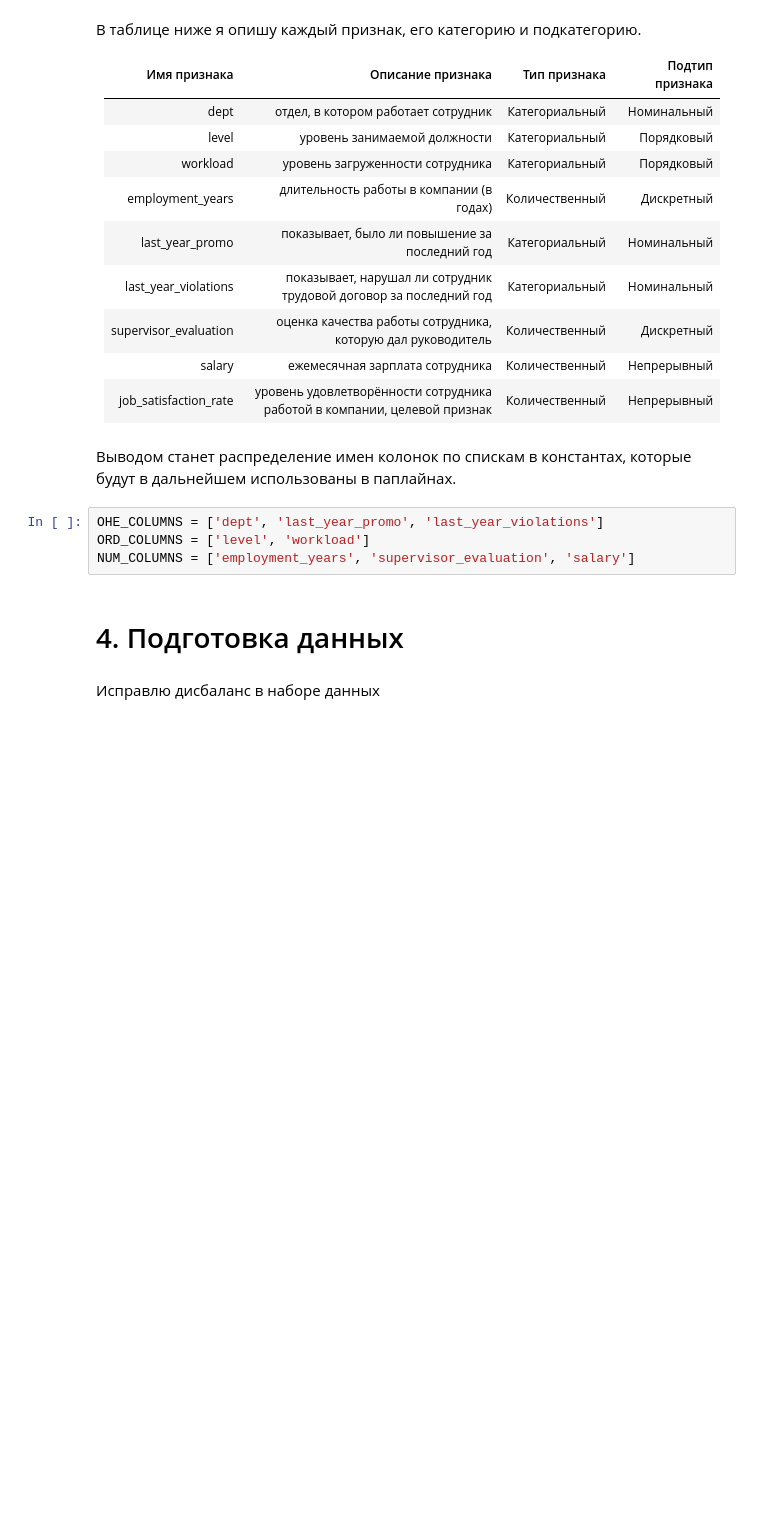
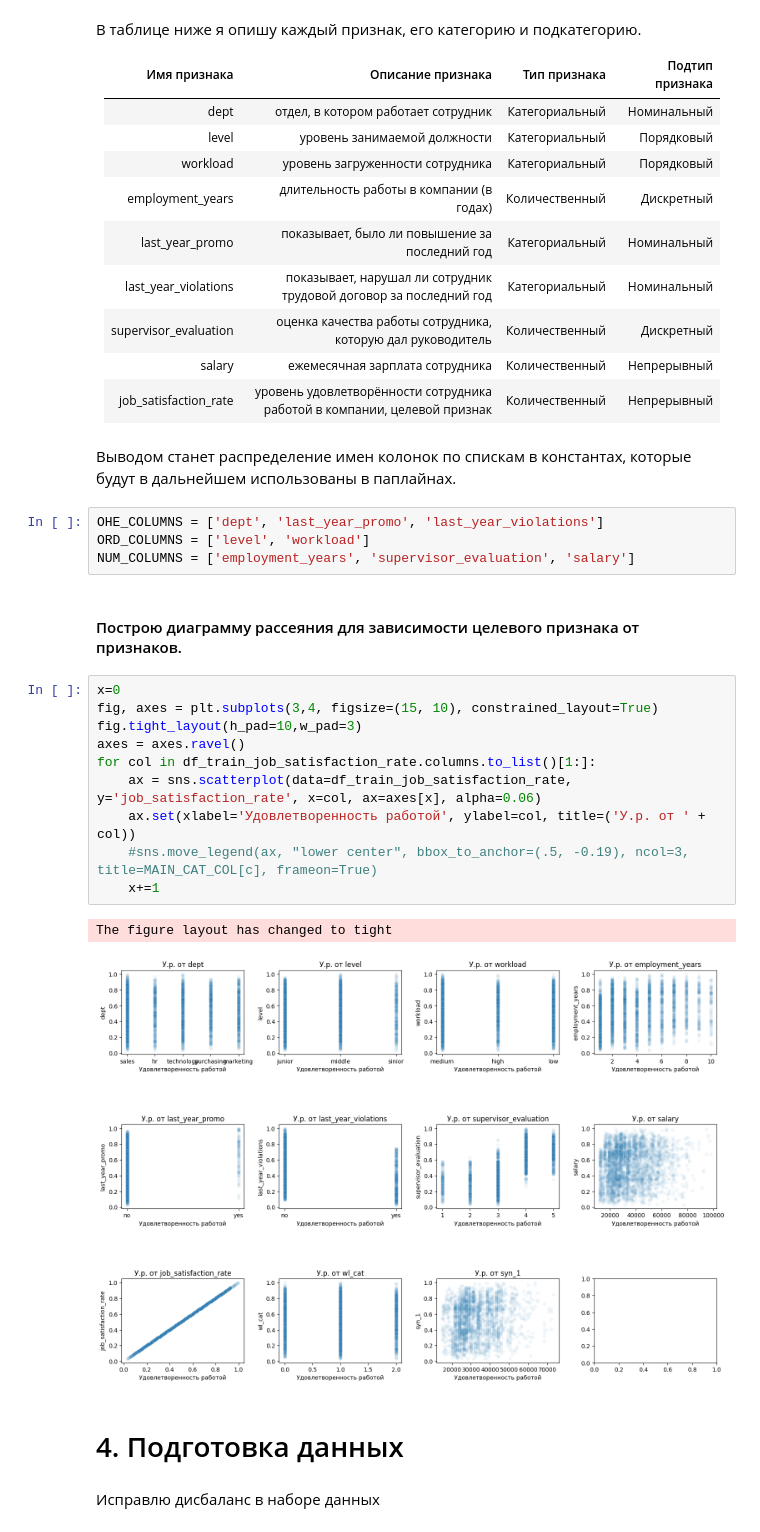
Before and after one commit to kapa6ac/project2, a Jupyter notebook: HR/hr_v1.ipynb, the cells around one changed output. Drawn from its saved outputs; the diff is of its cells as text; blank space fills up the shorter version.

```diff
--- a/HR/hr_v1.ipynb
+++ b/HR/hr_v1.ipynb
@@ -475,6 +447,21 @@ plt.show()
 OHE_COLUMNS = ['dept', 'last_year_promo', 'last_year_violations']
 ORD_COLUMNS = ['level', 'workload']
 NUM_COLUMNS = ['employment_years', 'supervisor_evaluation', 'salary']
+# %% [markdown]
+#### Построю диаграмму рассеяния для зависимости целевого признака от признаков.
+# %%
+x=0
+fig, axes = plt.subplots(3,4, figsize=(15, 10), constrained_layout=True)
+fig.tight_layout(h_pad=10,w_pad=3)
+axes = axes.ravel()
+for col in df_train_job_satisfaction_rate.columns.to_list()[1:]:
+    ax = sns.scatterplot(data=df_train_job_satisfaction_rate, y='job_satisfaction_rate', x=col, ax=axes[x], alpha=0.06)
+    ax.set(xlabel='Удовлетворенность работой', ylabel=col, title=('У.р. от ' + col))
+    #sns.move_legend(ax, "lower center", bbox_to_anchor=(.5, -0.19), ncol=3, title=MAIN_CAT_COL[c], frameon=True)
+    x+=1
+# %% [output]
+The figure layout has changed to tight
+[figure, added]
 # %% [markdown]
 <a id='t004'></a>
 #  4. Подготовка данных
```
Also changed, not shown: parts of 17 cells of this notebook.
